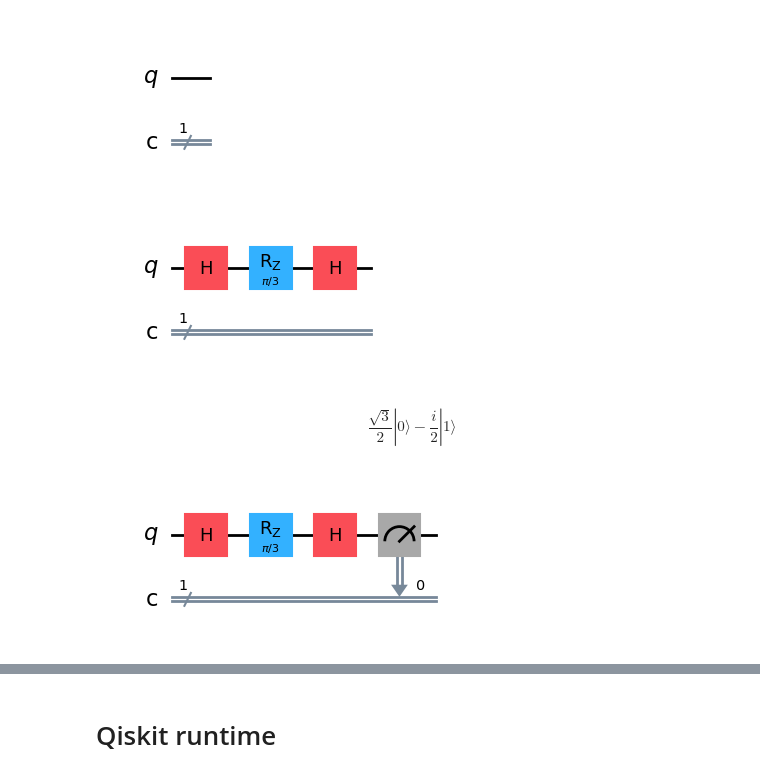
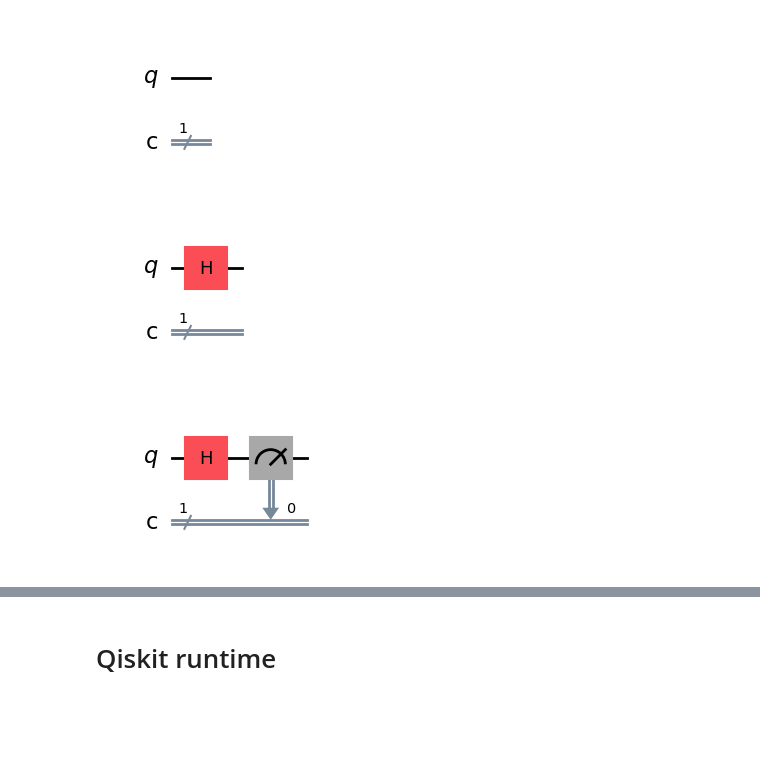
Before and after one commit to DuarteMagano/AcademiaDeFisica, a Jupyter notebook: tutorial_professor.ipynb, the cells around one changed output, grey strips where cells are left out. Saved outputs shown, nothing was run; the diff lists cells and outputs as text; code cells hidden in the pictures; blank space fills up the shorter version.

```diff
--- a/tutorial_professor.ipynb
+++ b/tutorial_professor.ipynb
@@ -265,20 +162,12 @@ qc.draw('mpl')
 # %% [output]
 [figure]
 # %%
-qc.h(qreg)
-qc.rz(np.pi / 3, qreg)
-qc.h(qreg)
-
+qc.h(qreg) # adicionar uma porta H
 qc.draw('mpl')
 # %% [output]
-[figure, old version]
+[figure, new version]
-# %%
-state = Statevector(qc)
-state.draw("latex")
-# %% [output]
-$$\frac{\sqrt{3}}{2} |0\rangle- \frac{i}{2} |1\rangle$$
 # %%
-qc.measure(qreg, creg)
+qc.measure(qreg, creg) # medimos o qreg e registamos o resultado no creg
 qc.draw("mpl")
 # %% [output]
-[figure, old version]
+[figure, new version]
```
Also changed, not shown: parts of 143 cells of this notebook.
